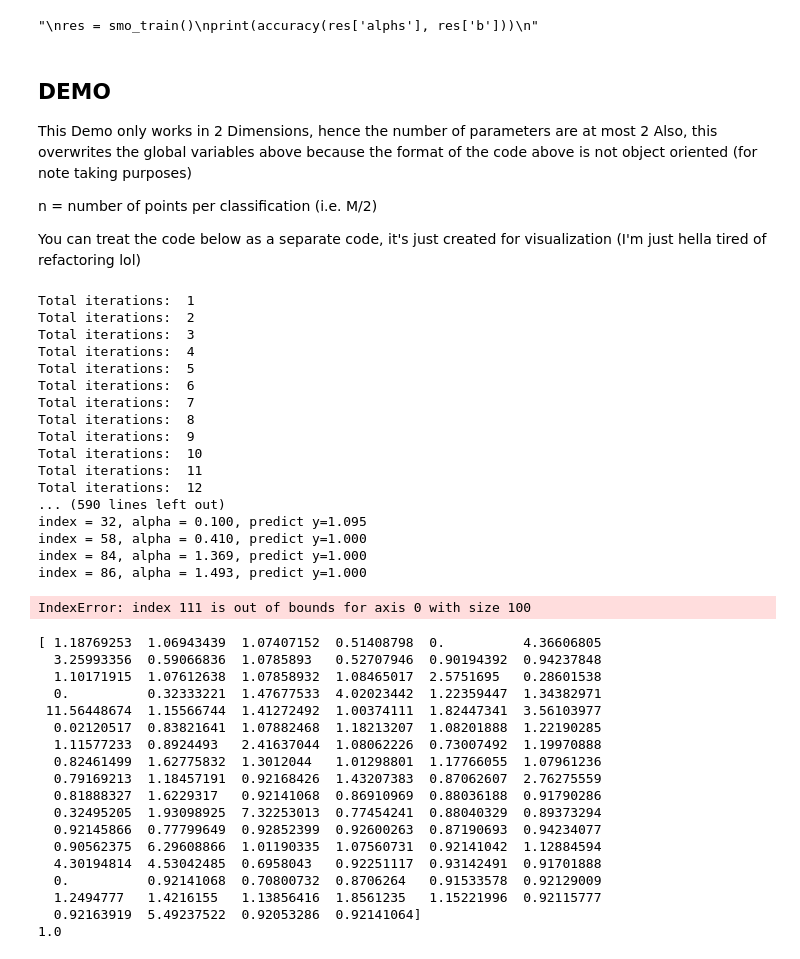
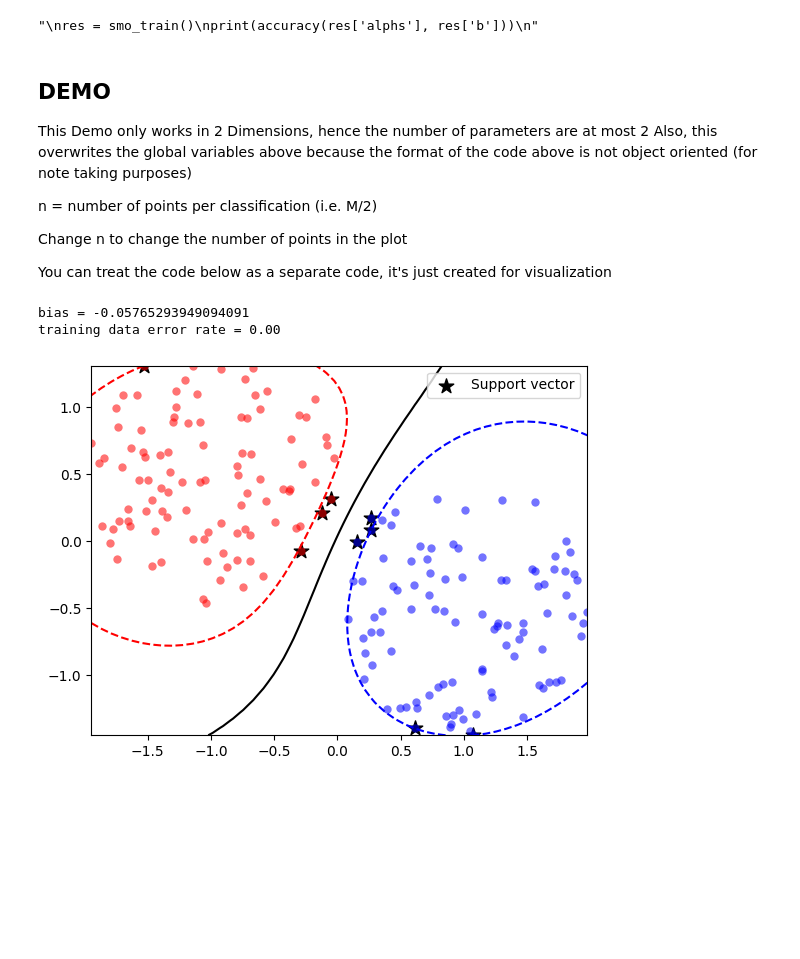
Before and after one commit to LunabaLeeris/SMOCaseStudy, a Jupyter notebook: main.ipynb, the cells around one changed output. Drawn from its saved outputs; the diff is of its cells as text; code cells hidden in the pictures; blank space fills up the shorter version.

```diff
--- a/main.ipynb
+++ b/main.ipynb
@@ -34,16 +34,16 @@ Along side with kernel trick, SMO is one of the powerful tools that can do so.
 import numpy as np
 import math
 
-#np.random.seed(690420)
+np.random.seed(690420)
 
 M: int = 100
-D: int = 2
+D: int = 1
 point = np.random.normal(size=(M, D), loc=0, scale=10).astype(np.float64)
 target = np.random.choice([-1, 1], size=(M), replace=True)
-c: np.float64 = 100
-tol: np.float64 = 0
-prog_margin: np.float64 = 0
-clip_padding: np.float64 = 0
+c: np.float64 = 5
+tol: np.float64 = 0.0001
+prog_margin: np.float64 = 0.00001
+clip_padding: np.float64 = 0.000000001
 max_ch: int = 600
 # %% [markdown]
 ### Kernel Function
@@ -100,7 +100,7 @@ def accuracy(alphs: np.float64, b: np.float64) -> np.float64:
 
     return correct / M
 
-def predict(alphs: np.float64, b: np.float64, x: np.float64 = point, new: bool = False) -> np.float64:
+def predict(alphs: np.float64, b: np.float64, x: np.float64, new: bool = False) -> np.float64:
     res: np.float64 = np.zeros(shape=(len(x)), dtype=np.float64)
 
     for i in range(len(x)):
@@ -329,8 +329,9 @@ Also, this overwrites the global variables above because the format of the code
 
 n = number of points per classification (i.e. M/2)
 
+Change n to change the number of points in the plot
+
 You can treat the code below as a separate code, it's just created for visualization
-(I'm just hella tired of refactoring lol)
 # %%
 import numpy as np
 import matplotlib.pyplot as plt
@@ -348,8 +349,8 @@ def gen_circle(n, center_x=0, center_y=0, radius=1, label=0):
     label = np.ones(n) * label
     return [x, y, label]
 
-C0 = gen_circle(n, center_x=1, center_y=1, radius=1.05, label=1)
-C1 = gen_circle(n, center_x=-1, center_y=-1, radius=1.05, label=-1)
+C0 = gen_circle(n, center_x=-1, center_y=.5, radius=1, label=1)
+C1 = gen_circle(n, center_x=1, center_y=-.5, radius=1, label=-1)
 
 x0 = np.append(C0[0], C1[0])
 x1 = np.append(C0[1], C1[1])
@@ -367,17 +368,17 @@ kernel_g_cache = initialize_kernels(M) # Reinitializes the kernels above
 model = smo_train()
 
 # Prediction in vector
-train_y = predict(model['alphs'], model['b'], new=False)
-print('support vector: {} / {}'\
-    .format(len(model['alphs'][model['alphs'] > 1e-5]), len(model['alphs'])))
+train_y = predict(model['alphs'], model['b'], point, new=False)
+#print('support vector: {} / {}'\
+    #.format(len(model['alphs'][model['alphs'] > 1e-5]), len(model['alphs'])))
 
 # Gathers the support vectors (non-zero alpha)
 sv_threshold = 0
 sv_idx = []
 for idx, alpha in enumerate(model['alphs']):
     if alpha > sv_threshold:
-        print('index = {}, alpha = {:.3f}, predict y={:.3f}'\
-            .format(idx, alpha, train_y[idx]))
+        #print('index = {}, alpha = {:.3f}, predict y={:.3f}'\
+            #.format(idx, alpha, train_y[idx]))
 
         sv_idx.append(idx)
 
@@ -391,70 +392,33 @@ print('training data error rate = {:.2f}'.format(error_rate))
 # Draw the Plot
 plt.plot(C0[0], C0[1], 'o', markerfacecolor='r', markeredgecolor='None', alpha=0.55)
 plt.plot(C1[0], C1[1], 'o', markerfacecolor='b', markeredgecolor='None', alpha=0.55)
 
 resolution = 50
 dx = np.linspace(X[:, 0].min(), X[:, 0].max(), resolution)
 dy = np.linspace(X[:, 1].min(), X[:, 1].max(), resolution)
 dx, dy = np.meshgrid(dx, dy)
 plot_x = np.c_[dx.flatten(), dy.flatten()]
 
 transformed_plot_x = scaler.transform(plot_x)
 dz = predict(model['alphs'], model['b'], transformed_plot_x, True)
 dz = dz.reshape(dx.shape)
 
 plt.contour(dx, dy, dz, alpha=1, colors=('b', 'k', 'r'), \
             levels=(-1, 0, 1), linestyles = ('--', '-', '--'))
 
 label_cnt = 0
 for i in sv_idx:
     if label_cnt == 0:
         plt.scatter(X[i, 0], X[i, 1], marker='*', color='k', \
                     s=120, label='Support vector')
         label_cnt += 1
         continue
 
     plt.scatter(X[i, 0], X[i, 1], marker='*', color='k', s=120)
 
 plt.legend()
 plt.show()
 # %% [output]
-Total iterations:  1
-Total iterations:  2
-Total iterations:  3
-Total iterations:  4
-Total iterations:  5
-Total iterations:  6
-Total iterations:  7
-Total iterations:  8
-Total iterations:  9
-Total iterations:  10
-Total iterations:  11
-Total iterations:  12
-... (590 lines left out)
-index = 32, alpha = 0.100, predict y=1.095
-index = 58, alpha = 0.410, predict y=1.000
-index = 84, alpha = 1.369, predict y=1.000
-index = 86, alpha = 1.493, predict y=1.000
+bias = -0.05765293949094091
+training data error rate = 0.00
-IndexError: index 111 is out of bounds for axis 0 with size 100
+[figure, added]
-# %%
-print(model['alphs'])
-print(accuracy(model['alphs'], model['b']))
-# %% [output]
-[ 1.18769253  1.06943439  1.07407152  0.51408798  0.          4.36606805
-  3.25993356  0.59066836  1.0785893   0.52707946  0.90194392  0.94237848
-  1.10171915  1.07612638  1.07858932  1.08465017  2.5751695   0.28601538
-  0.          0.32333221  1.47677533  4.02023442  1.22359447  1.34382971
- 11.56448674  1.15566744  1.41272492  1.00374111  1.82447341  3.56103977
-  0.02120517  0.83821641  1.07882468  1.18213207  1.08201888  1.22190285
-  1.11577233  0.8924493   2.41637044  1.08062226  0.73007492  1.19970888
-  0.82461499  1.62775832  1.3012044   1.01298801  1.17766055  1.07961236
-  0.79169213  1.18457191  0.92168426  1.43207383  0.87062607  2.76275559
-  0.81888327  1.6229317   0.92141068  0.86910969  0.88036188  0.91790286
-  0.32495205  1.93098925  7.32253013  0.77454241  0.88040329  0.89373294
-  0.92145866  0.77799649  0.92852399  0.92600263  0.87190693  0.94234077
-  0.90562375  6.29608866  1.01190335  1.07560731  0.92141042  1.12884594
-  4.30194814  4.53042485  0.6958043   0.92251117  0.93142491  0.91701888
-  0.          0.92141068  0.70800732  0.8706264   0.91533578  0.92129009
-  1.2494777   1.4216155   1.13856416  1.8561235   1.15221996  0.92115777
-  0.92163919  5.49237522  0.92053286  0.92141064]
-1.0
```
Also changed, not shown: parts of 1 cell of this notebook.
